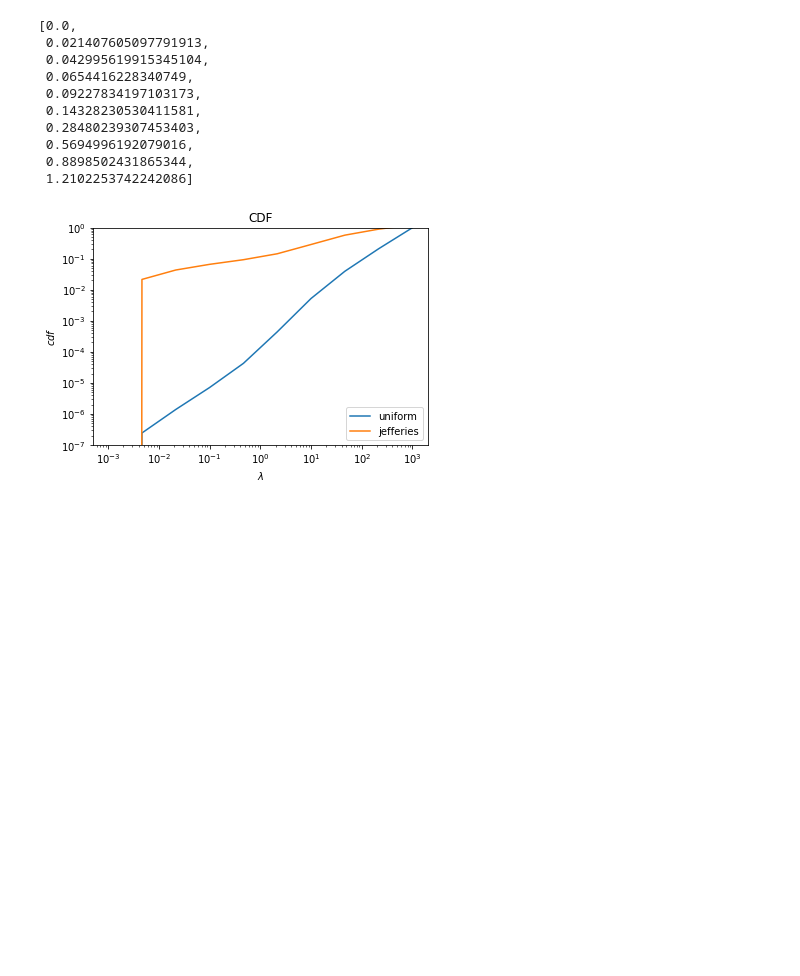
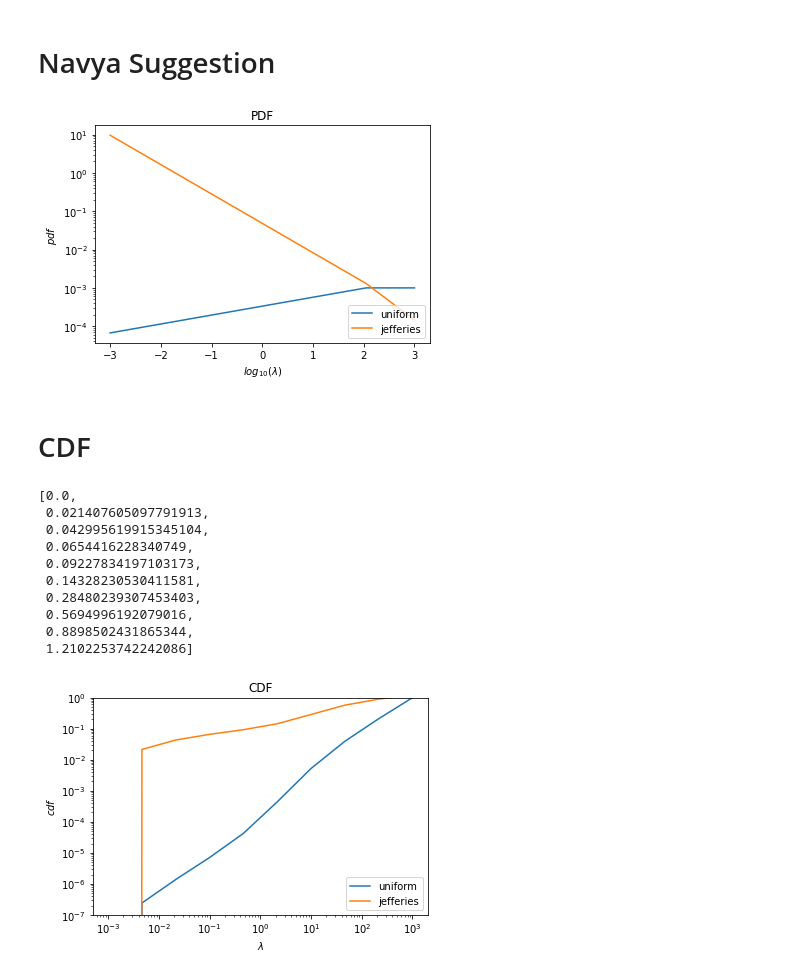
Before and after one commit to Vashistht/PHYSICS-403, a Jupyter notebook: Project/recreating spigel plots.ipynb, the cells around one changed output. Cells and saved outputs as stored; diff of their text form; code cells hidden in the pictures; blank space fills up the shorter version.

```diff
--- a/Project/recreating spigel plots.ipynb
+++ b/Project/recreating spigel plots.ipynb
@@ -61,3 +61,23 @@ plt.show()
+# %% [markdown]
+# Navya Suggestion
+# %%
+lambdaa1= np.linspace (start = 1e-3, stop= 1e+3, num=10)
+# %%
+plt.plot(log10(lambdaa1),pdf(lambdaa1,"uniform"),label = "uniform")
+plt.plot(log10(lambdaa1), pdf(lambdaa1,"jeffery"), label = "jefferies")
+
+# plt.ylim([1e-7,1e+0])
+plt.xlabel(r"$log_{10}(\lambda)$")
+# plt.xscale("log")
+plt.yscale("log")
+plt.ylabel(r"$pdf$")
+plt.legend(loc="lower right")
+plt.title("PDF")
+plt.show()
+# %% [output]
+[figure, added]
+# %% [markdown]
+# CDF
 # %%
 def cdf(lambdaa, pdf, normalize=False):
     cdf = []
```
Also changed, not shown: parts of 2 cells of this notebook, 1 other file.
